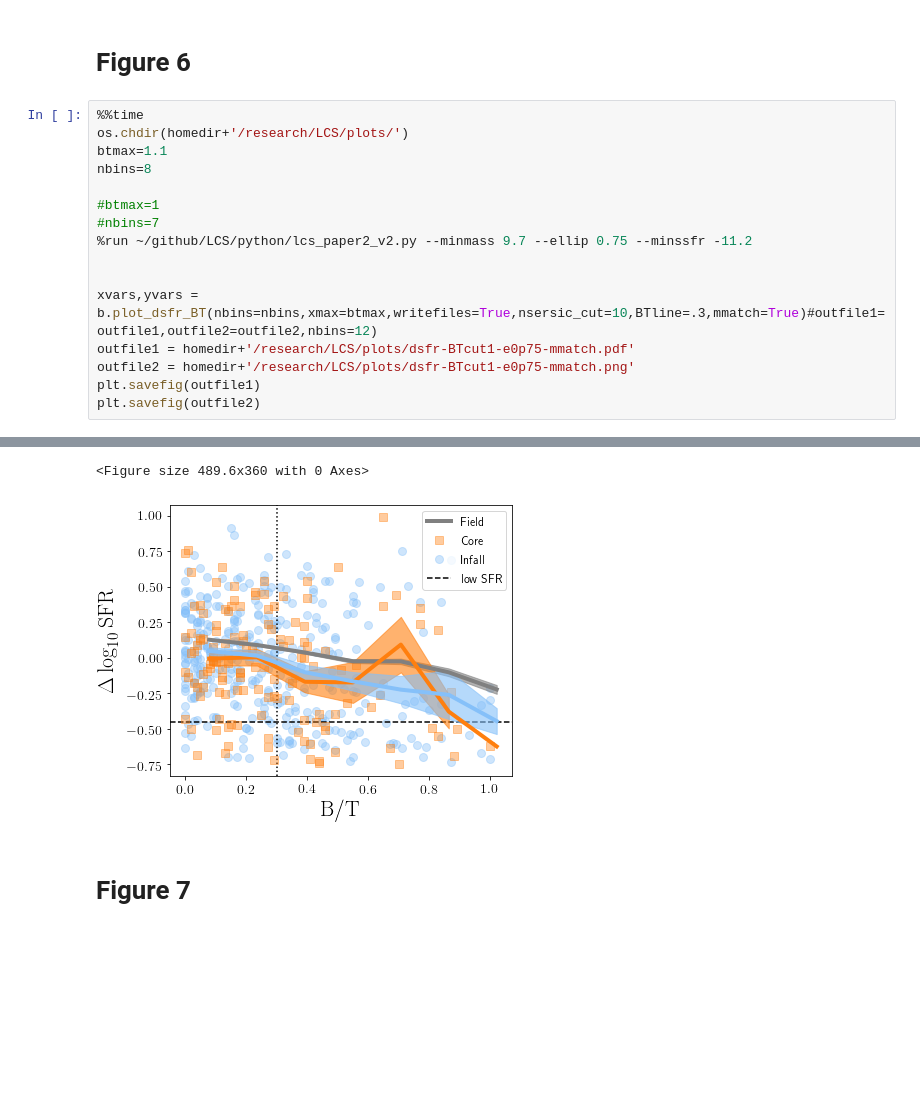
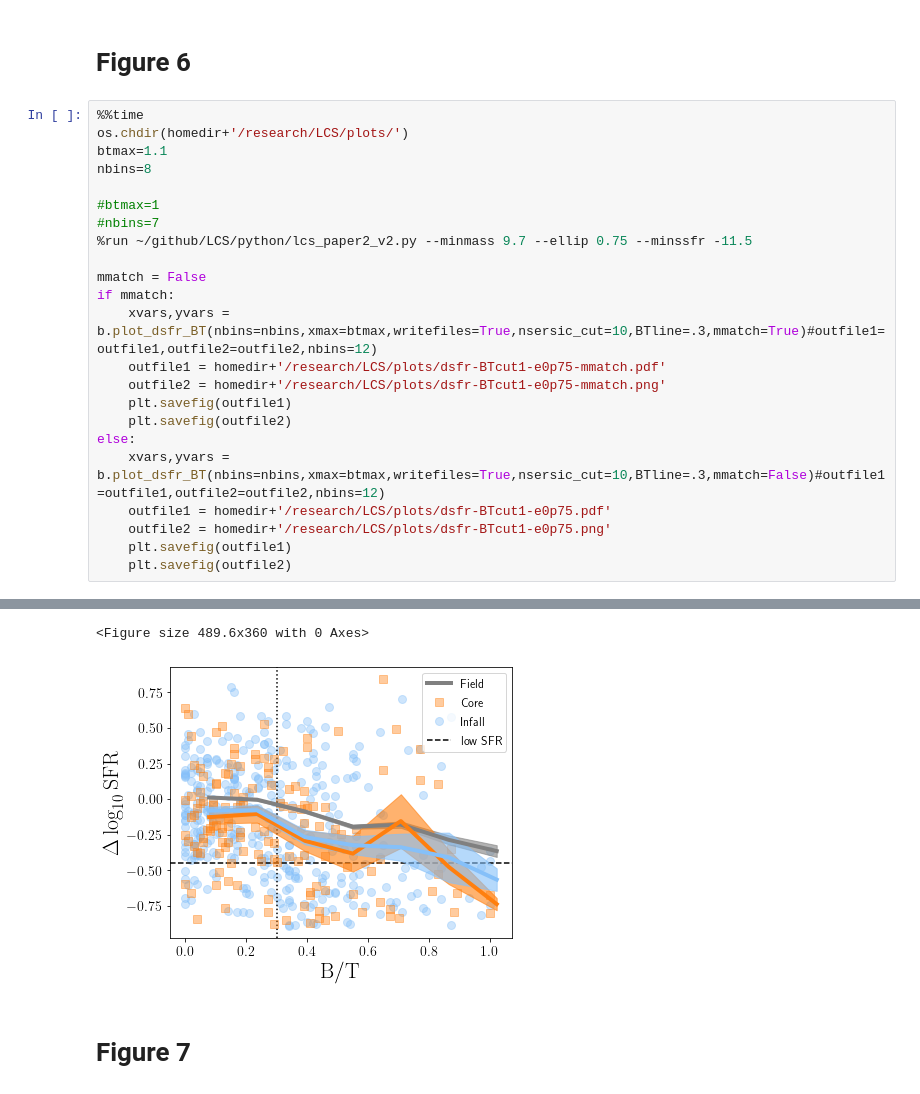
Before and after one commit to rfinn/LCS, a Jupyter notebook: notebooks/MSpaper_final.ipynb, the cells around one changed output, grey strips where cells are left out. Cells and saved outputs as stored; diff of their text form; blank space fills up the shorter version.

```diff
--- a/notebooks/MSpaper_final.ipynb
+++ b/notebooks/MSpaper_final.ipynb
@@ -487,12 +541,19 @@ nbins=8
 
 #btmax=1
 #nbins=7
-%run ~/github/LCS/python/lcs_paper2_v2.py --minmass 9.7 --ellip 0.75 --minssfr -11.2
+%run ~/github/LCS/python/lcs_paper2_v2.py --minmass 9.7 --ellip 0.75 --minssfr -11.5
 
-
-xvars,yvars = b.plot_dsfr_BT(nbins=nbins,xmax=btmax,writefiles=True,nsersic_cut=10,BTline=.3,mmatch=True)#outfile1=outfile1,outfile2=outfile2,nbins=12)
-outfile1 = homedir+'/research/LCS/plots/dsfr-BTcut1-e0p75-mmatch.pdf'
-outfile2 = homedir+'/research/LCS/plots/dsfr-BTcut1-e0p75-mmatch.png'
-plt.savefig(outfile1)
-plt.savefig(outfile2)
+mmatch = False
+if mmatch:
+    xvars,yvars = b.plot_dsfr_BT(nbins=nbins,xmax=btmax,writefiles=True,nsersic_cut=10,BTline=.3,mmatch=True)#outfile1=outfile1,outfile2=outfile2,nbins=12)
+    outfile1 = homedir+'/research/LCS/plots/dsfr-BTcut1-e0p75-mmatch.pdf'
+    outfile2 = homedir+'/research/LCS/plots/dsfr-BTcut1-e0p75-mmatch.png'
+    plt.savefig(outfile1)
+    plt.savefig(outfile2)
+else:
+    xvars,yvars = b.plot_dsfr_BT(nbins=nbins,xmax=btmax,writefiles=True,nsersic_cut=10,BTline=.3,mmatch=False)#outfile1=outfile1,outfile2=outfile2,nbins=12)
+    outfile1 = homedir+'/research/LCS/plots/dsfr-BTcut1-e0p75.pdf'
+    outfile2 = homedir+'/research/LCS/plots/dsfr-BTcut1-e0p75.png'
+    plt.savefig(outfile1)
+    plt.savefig(outfile2)
 # %% [output]
@@ -516,5 +577,5 @@ Wall time: 22.7 s
 <Figure size 489.6x360 with 0 Axes>
-[figure, old version]
+[figure, new version]
 # %% [markdown]
 # Figure 7
 # %%
```
Also changed, not shown: parts of 12 cells of this notebook, 1 other file.
